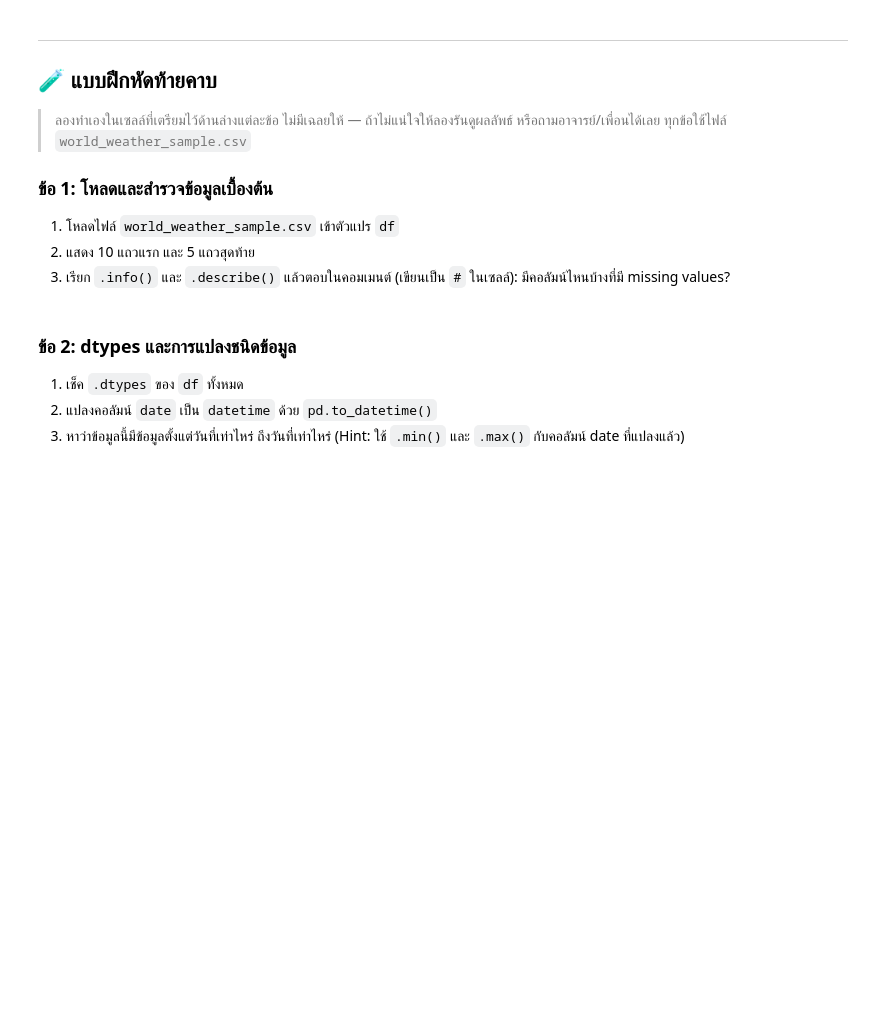
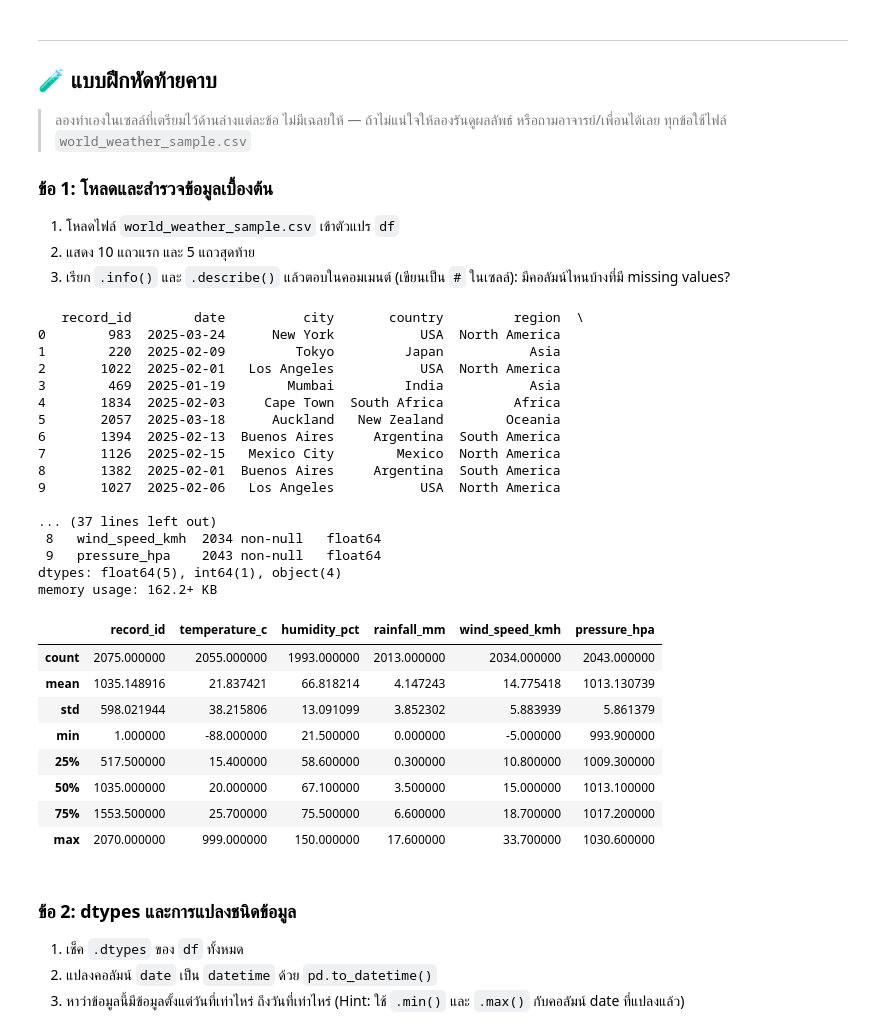
Before and after one commit to type3005/corsework, a Jupyter notebook: สำเนาของ_SC612104_Session08_Pandas_Basics.ipynb, the cells around one changed output. Drawn from its saved outputs; the diff is of its cells as text; code cells hidden in the pictures; blank space fills up the shorter version.

```diff
--- a/สำเนาของ_SC612104_Session08_Pandas_Basics.ipynb
+++ b/สำเนาของ_SC612104_Session08_Pandas_Basics.ipynb
@@ -432,3 +762,37 @@ print("ได้ผลลัพธ์เหมือนกันไหม:", len
+# %%
+# เขียนคำตอบข้อ 1 ที่นี่ ใช้heard
+df = pd.read_csv("world_weather_sample.csv")
+print(df.head(10))
+print(df.tail(5))
+df.info()
+df.describe()
+# %% [output]
+   record_id        date          city       country         region  \
+0        983  2025-03-24      New York           USA  North America
+1        220  2025-02-09         Tokyo         Japan           Asia
+2       1022  2025-02-01   Los Angeles           USA  North America
+3        469  2025-01-19        Mumbai         India           Asia
+4       1834  2025-02-03     Cape Town  South Africa         Africa
+5       2057  2025-03-18      Auckland   New Zealand        Oceania
+6       1394  2025-02-13  Buenos Aires     Argentina  South America
+7       1126  2025-02-15   Mexico City        Mexico  North America
+8       1382  2025-02-01  Buenos Aires     Argentina  South America
+9       1027  2025-02-06   Los Angeles           USA  North America
+
+... (37 lines left out)
+ 8   wind_speed_kmh  2034 non-null   float64
+ 9   pressure_hpa    2043 non-null   float64
+dtypes: float64(5), int64(1), object(4)
+memory usage: 162.2+ KB
+|  | record_id | temperature_c | humidity_pct | rainfall_mm | wind_speed_kmh | pressure_hpa |
+| count | 2075.000000 | 2055.000000 | 1993.000000 | 2013.000000 | 2034.000000 | 2043.000000 |
+| mean | 1035.148916 | 21.837421 | 66.818214 | 4.147243 | 14.775418 | 1013.130739 |
+| std | 598.021944 | 38.215806 | 13.091099 | 3.852302 | 5.883939 | 5.861379 |
+| min | 1.000000 | -88.000000 | 21.500000 | 0.000000 | -5.000000 | 993.900000 |
+| 25% | 517.500000 | 15.400000 | 58.600000 | 0.300000 | 10.800000 | 1009.300000 |
+| 50% | 1035.000000 | 20.000000 | 67.100000 | 3.500000 | 15.000000 | 1013.100000 |
+| 75% | 1553.500000 | 25.700000 | 75.500000 | 6.600000 | 18.700000 | 1017.200000 |
+| max | 2070.000000 | 999.000000 | 150.000000 | 17.600000 | 33.700000 | 1030.600000 |
 # %% [markdown]
 ### ข้อ 2: dtypes และการแปลงชนิดข้อมูล
 1. เช็ค `.dtypes` ของ `df` ทั้งหมด
```
Also changed, not shown: parts of 39 cells of this notebook.
